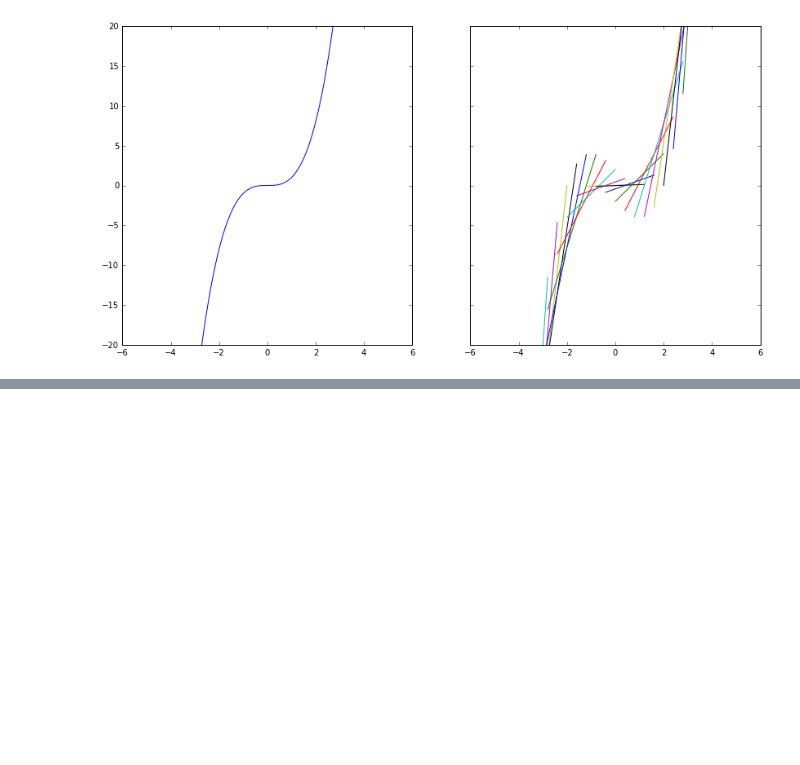
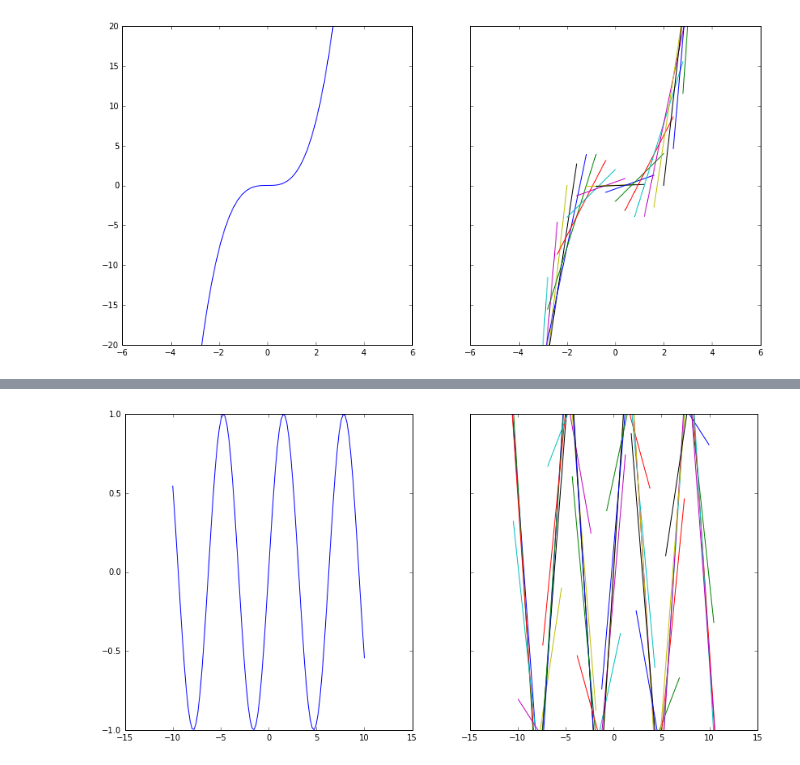
Before and after one commit to abevieiramota/learning-calculus, a Jupyter notebook: notebook/Lecture 1 - Rate of Change.ipynb, the cells around one changed output, grey strips where cells are left out. Saved outputs shown, nothing was run; the diff lists cells and outputs as text; code cells hidden in the pictures; blank space fills up the shorter version.

```diff
--- a/notebook/Lecture 1 - Rate of Change.ipynb
+++ b/notebook/Lecture 1 - Rate of Change.ipynb
@@ -111,0 +159,7 @@ for x0 in x0s:
+# %%
+f = lambda x: np.sin(x)
+fd = lambda x, x0: np.sin(x0) + np.cos(x0) * (x - x0)
+# %%
+plot_derivative(f, fd, xlim=(-10, 10), ylim=(-1, 1), n_retas=40)
+# %% [output]
+[figure, added]
```
Also changed, not shown: parts of 16 cells of this notebook.
